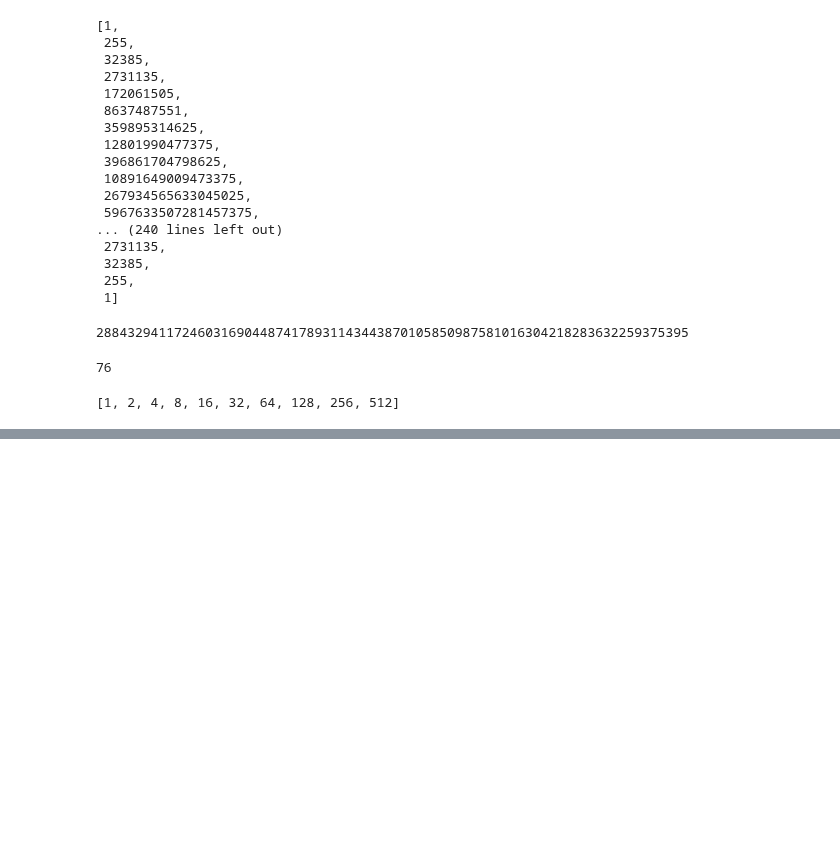
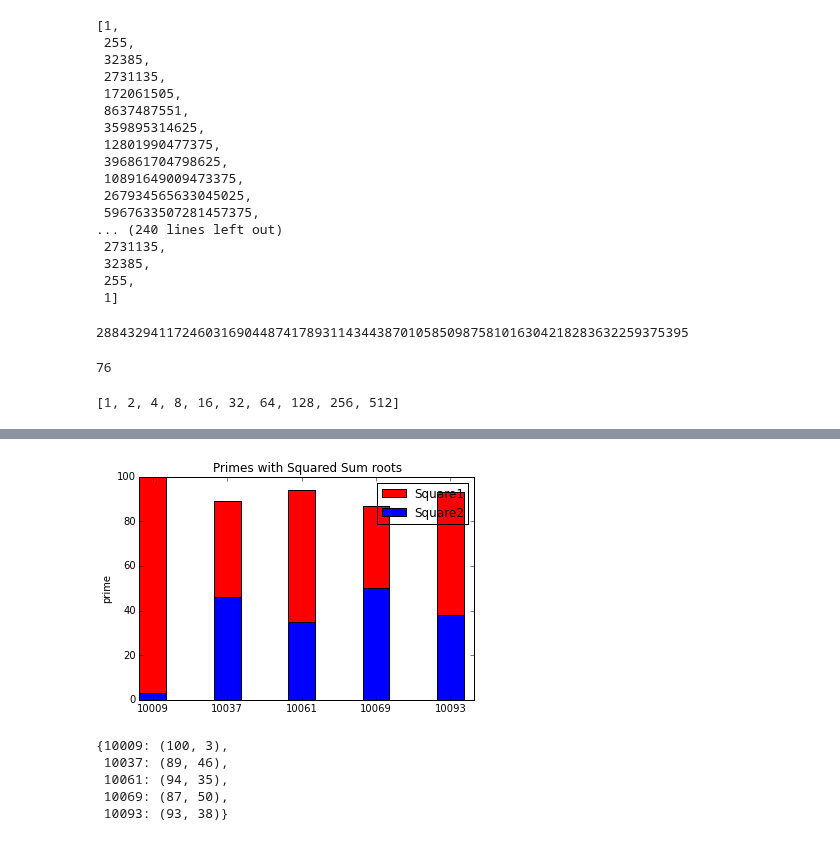
Before and after one commit to crispybacon/ApolloRepo, a Jupyter notebook: Math/Math.ipynb, the cells around one changed output, grey strips where cells are left out. Cells and saved outputs as stored; diff of their text form; code cells hidden in the pictures; blank space fills up the shorter version.

Commit message:
Added methods for listing primes by sums of squares and a visualization.

```diff
--- a/Math/Math.ipynb
+++ b/Math/Math.ipynb
@@ -333,0 +341,23 @@ pascals_triangle_sums(build_pascals_triangle(10))
+# %%
+def list_of_primes( start, end ):
+    assert type(start) == int, 'input a number for start'
+    assert type(end) == int, 'input a number for end'
+    return [ w for w in range( 3, end) \
+                     if determine_prime(w) == 'prime' and w >= start ]
+
+def list_of_primes_from_summed_squares( start, end ):
+    assert type(start) == int, 'input a number for start'
+    assert type(end) == int, 'input a number for end'
+    return [ w for w in range( 3, end) \
+                     if determine_prime(w) == 'prime' and w >= start \
+            and str(float(w) / 4.0)[-2:] == '25' ]
+
+def squares_for_primes( start, end ):
+    primes = list_of_primes_from_summed_squares( start, end )
+    primes_and_squares = {}
+    for i in primes:
+        for i2 in range(len(range(i))):
+            for i3 in range(len(range(i))):
+                if i2**2 + i3**2 == i:
+                    primes_and_squares[i] = (i2, i3)
+    return primes_and_squares
@@ -333,0 +403,29 @@ pascals_triangle_sums(build_pascals_triangle(10))
+# %%
+def graph_primed_roots( start, end ):
+    primes = squares_for_primes( start, end )
+    N = len( primes )
+    ticks = ticks = tuple(sorted(primes))
+    square1 = [primes[i][0] for i in sorted(primes)]
+    square2 = [primes[i][1] for i in sorted(primes)]
+    ind = np.arange( N )
+    width = 0.36
+
+    p1 = plt.bar( ind, square1, width, color = 'r' )
+    p2 = plt.bar( ind, square2, width, color = 'b' )
+
+    plt.ylabel( 'prime' )
+    plt.title( 'Primes with Squared Sum roots' )
+    plt.xticks( ind + width/2., ticks )
+    plt.legend( (p1[0], p2[0]), ( 'Square1', 'Square2' ) )
+
+    plt.show()
+    return primes
+# %%
+graph_primed_roots(10000,10100)
+# %% [output]
+[figure, added]
+{10009: (100, 3),
+ 10037: (89, 46),
+ 10061: (94, 35),
+ 10069: (87, 50),
+ 10093: (93, 38)}
```
Also changed, not shown: parts of 9 cells of this notebook, 1 other file.
